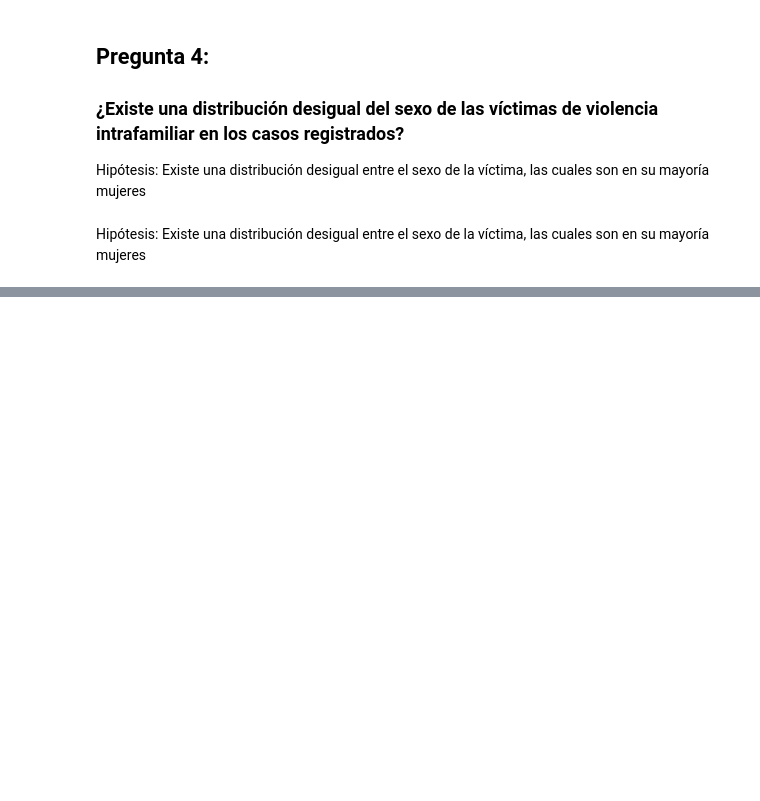
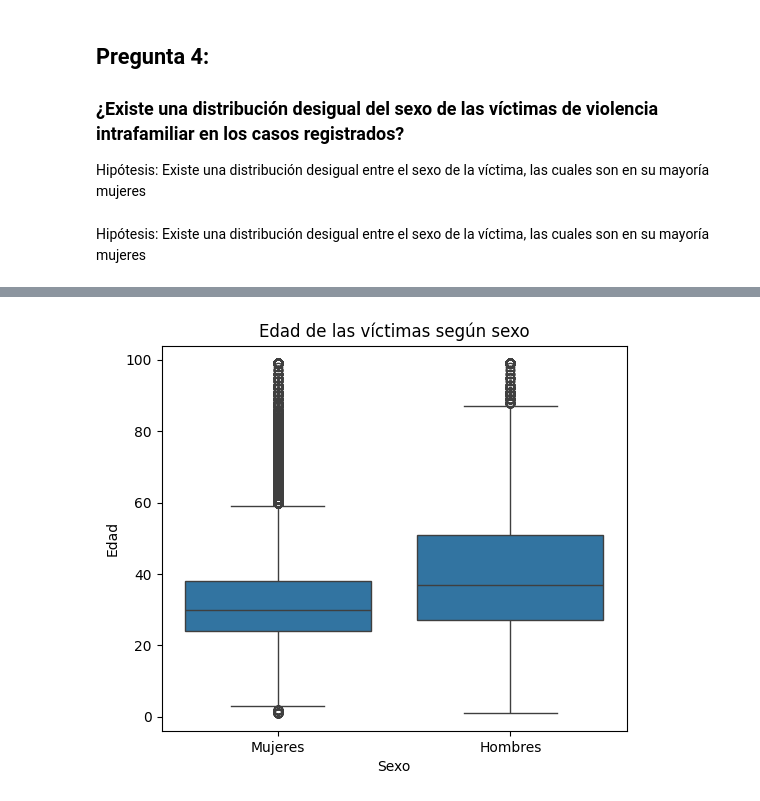
Before and after one commit to ecarcamo/pry1-data-mining, a Jupyter notebook: data/pregunta4.ipynb, the cells around one changed output, grey strips where cells are left out. Cells and saved outputs as stored; diff of their text form; code cells hidden in the pictures; blank space fills up the shorter version.

```diff
--- a/data/pregunta4.ipynb
+++ b/data/pregunta4.ipynb
@@ -48,0 +116,15 @@ Name: proportion, dtype: float64
+# %%
+import seaborn as sns
+import matplotlib.pyplot as plt
+
+plt.figure(figsize=(6,5))
+
+sns.boxplot(data=df_validos, x="SEXO_ANALISIS", y="VIC_EDAD")
+
+plt.title("Edad de las víctimas según sexo")
+plt.xlabel("Sexo")
+plt.ylabel("Edad")
+
+plt.show()
+# %% [output]
+[figure, added]
```
Also changed, not shown: parts of 8 cells of this notebook.
